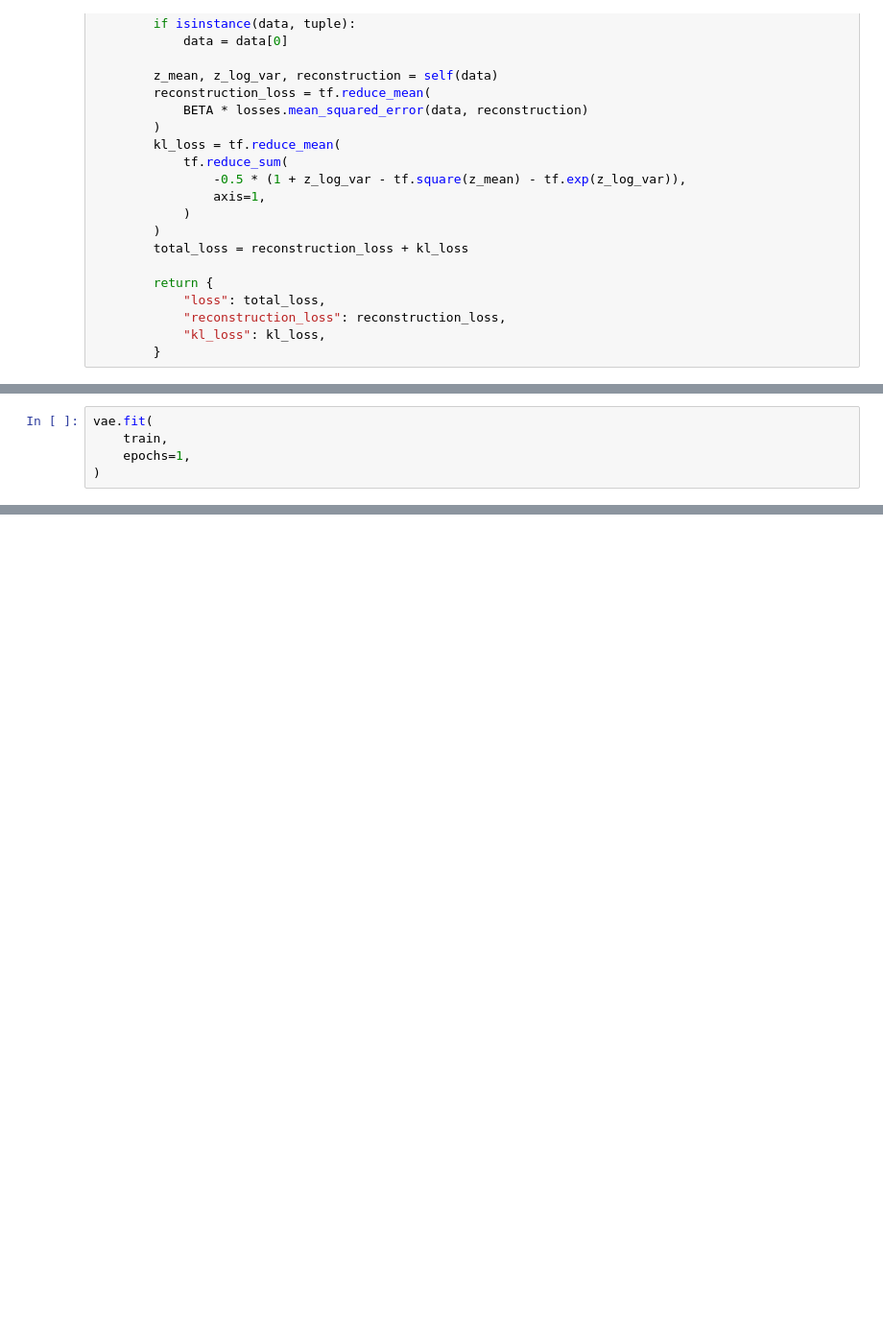
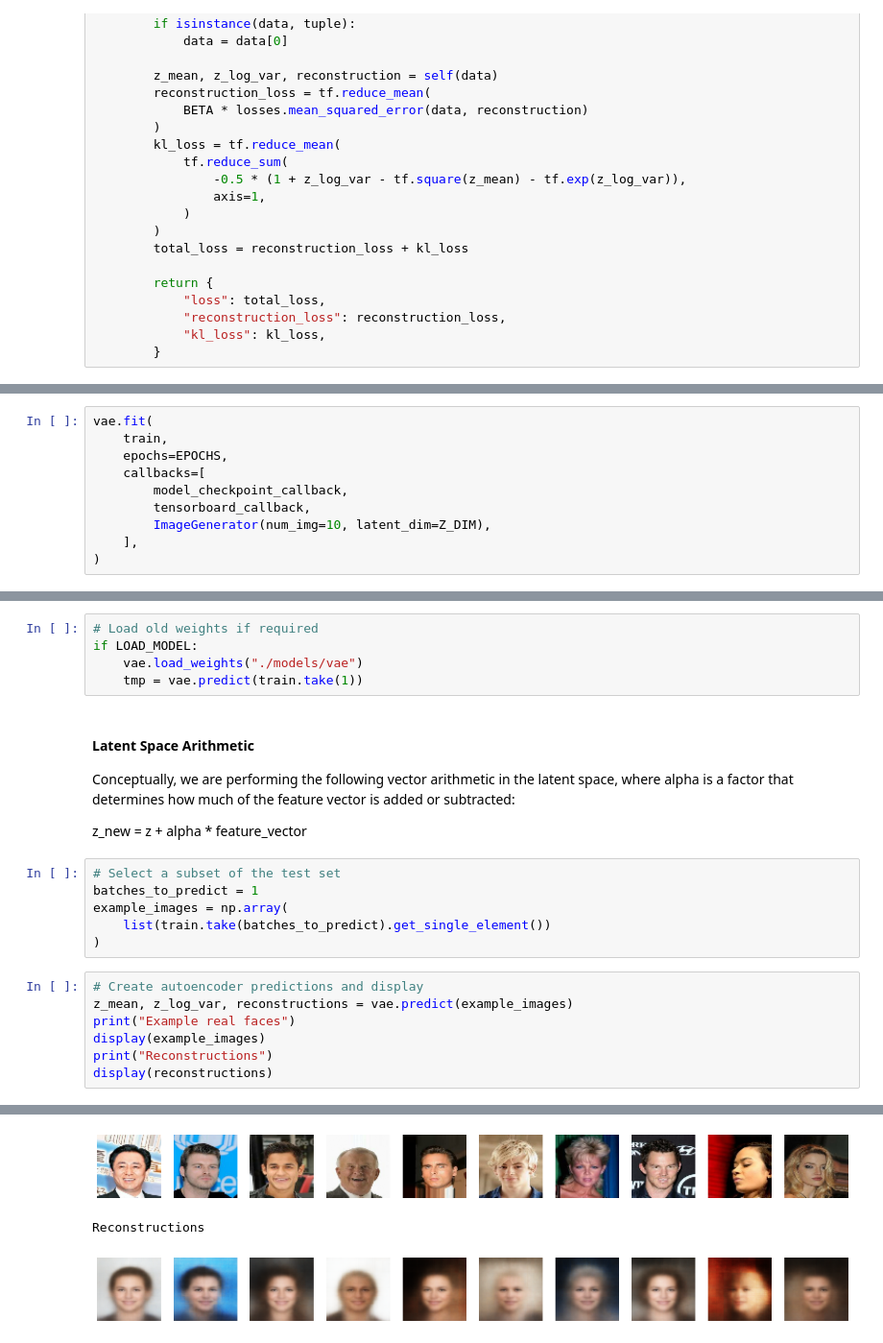
Before and after one commit to vinayex2/generative_models, a Jupyter notebook: Chapter3_VariationalAutoEncoders.ipynb, the cells around one changed output, grey strips where cells are left out. Shown at 96% size. Drawn from its saved outputs; the diff is of its cells as text; blank space fills up the shorter version.

```diff
--- a/Chapter3_VariationalAutoEncoders.ipynb
+++ b/Chapter3_VariationalAutoEncoders.ipynb
@@ -600,6 +720 @@ optimizer = optimizers.Adam(learning_rate=0.0005)
 vae.compile(optimizer=optimizer)
-# %%
-vae.fit(
-    train,
-    epochs=1,
-)
@@ -605,0 +751,10 @@ vae.fit(
+# %%
+vae.fit(
+    train,
+    epochs=EPOCHS,
+    callbacks=[
+        model_checkpoint_callback,
+        tensorboard_callback,
+        ImageGenerator(num_img=10, latent_dim=Z_DIM),
+    ],
+)
@@ -605,0 +812,28 @@ vae.fit(
+# %%
+# Load old weights if required
+if LOAD_MODEL:
+    vae.load_weights("./models/vae")
+    tmp = vae.predict(train.take(1))
+# %% [markdown]
+#### Latent Space Arithmetic
+
+Conceptually, we are performing the following vector
+arithmetic in the latent space, where alpha is a factor that
+determines how much of the feature vector is added or
+subtracted:
+
+z_new = z + alpha * feature_vector
+# %%
+# Select a subset of the test set
+batches_to_predict = 1
+example_images = np.array(
+    list(train.take(batches_to_predict).get_single_element())
+)
+# %%
+# Create autoencoder predictions and display
+z_mean, z_log_var, reconstructions = vae.predict(example_images)
+print("Example real faces")
+display(example_images)
+print("Reconstructions")
+display(reconstructions)
+# %% [output]
@@ -605,0 +842,3 @@ vae.fit(
+[figure, added]
+Reconstructions
+[figure, added]
```
Also changed, not shown: parts of 32 cells of this notebook, 1 other file.
